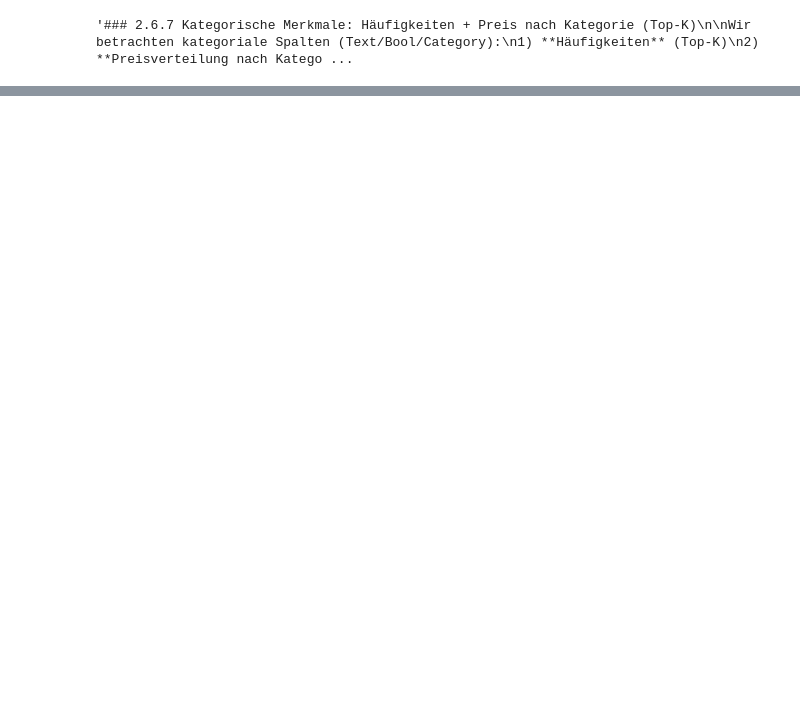
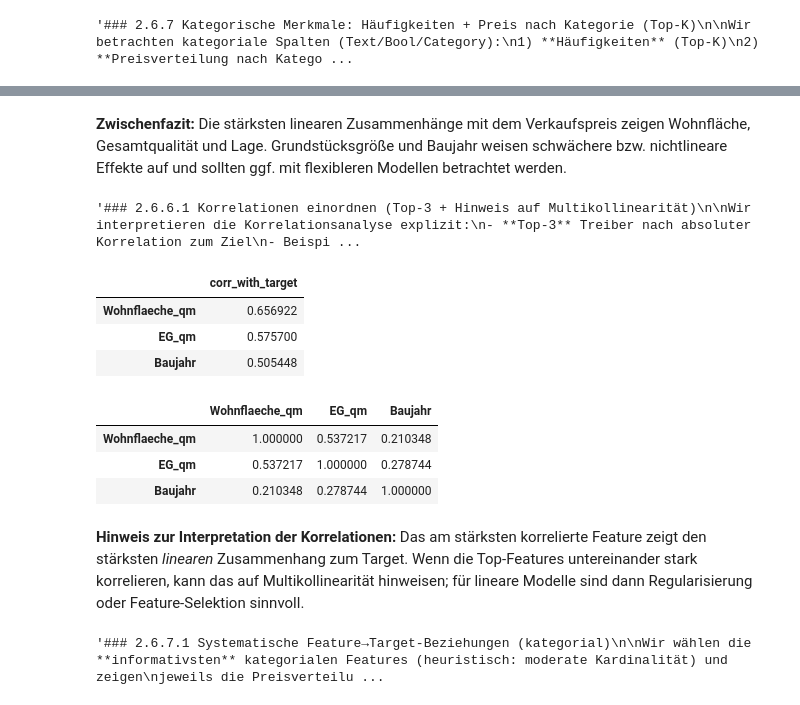
Before and after one commit to Miri-Mk/realestate_ds_analysis, a Jupyter notebook: realestate_ds_analysis.ipynb, the cells around one changed output, grey strips where cells are left out. Drawn from its saved outputs; the diff is of its cells as text; code cells hidden in the pictures; blank space fills up the shorter version.

```diff
--- a/realestate_ds_analysis.ipynb
+++ b/realestate_ds_analysis.ipynb
@@ -435,0 +598,58 @@ for c in cat_cols:
+# %% [markdown]
+**Zwischenfazit:** Die stärksten linearen Zusammenhänge mit dem Verkaufspreis zeigen Wohnfläche, Gesamtqualität und Lage. Grundstücksgröße und Baujahr weisen schwächere bzw. nichtlineare Effekte auf und sollten ggf. mit flexibleren Modellen betrachtet werden.
+# %%
+"""### 2.6.6.1 Korrelationen einordnen (Top-3 + Hinweis auf Multikollinearität)
+
+Wir interpretieren die Korrelationsanalyse explizit:
+- **Top-3** Treiber nach absoluter Korrelation zum Ziel
+- Beispielhafter Check auf **Multikollinearität** unter den Top-Features (stark korrelierte Prädiktoren)
+
+**Kurzfazit:**
+- Features mit hoher |corr| zum Target sind starke Kandidaten für die Modellierung.
+- Wenn zwei starke Treiber **untereinander** hoch korrelieren, sollte man für lineare Modelle Regularisierung nutzen oder eines der Features entfernen.
+"""
+# %% [output]
+'### 2.6.6.1 Korrelationen einordnen (Top-3 + Hinweis auf Multikollinearität)\n\nWir interpretieren die Korrelationsanalyse explizit:\n- **Top-3** Treiber nach absoluter Korrelation zum Ziel\n- Beispi ...
+# %%
+if target is not None and len(num_cols) >= 2:
+    corr = df[num_cols].corr(numeric_only=True)
+
+    if target in corr.columns:
+        corr_target = (
+            corr[target]
+            .drop(labels=[target], errors="ignore")
+            .dropna()
+            .sort_values(key=lambda s: s.abs(), ascending=False)
+        )
+
+        top3 = corr_target.head(3)
+        display(top3.to_frame("corr_with_target"))
+
+        if len(top3) >= 2:
+            # Multikollinearität: paarweise Korrelation zwischen Top-Features ansehen
+            top_feats = top3.index.tolist()
+            pair_corr = corr.loc[top_feats, top_feats]
+            display(pair_corr)
+else:
+    print("Korrelations-Interpretation wird übersprungen.")
+# %% [output]
+|  | corr_with_target |
+| Wohnflaeche_qm | 0.656922 |
+| EG_qm | 0.575700 |
+| Baujahr | 0.505448 |
+|  | Wohnflaeche_qm | EG_qm | Baujahr |
+| Wohnflaeche_qm | 1.000000 | 0.537217 | 0.210348 |
+| EG_qm | 0.537217 | 1.000000 | 0.278744 |
+| Baujahr | 0.210348 | 0.278744 | 1.000000 |
+# %% [markdown]
+**Hinweis zur Interpretation der Korrelationen:** Das am stärksten korrelierte Feature zeigt den stärksten *linearen* Zusammenhang zum Target. Wenn die Top-Features untereinander stark korrelieren, kann das auf Multikollinearität hinweisen; für lineare Modelle sind dann Regularisierung oder Feature-Selektion sinnvoll.
+# %%
+"""### 2.6.7.1 Systematische Feature→Target-Beziehungen (kategorial)
+
+Wir wählen die **informativsten** kategorialen Features (heuristisch: moderate Kardinalität) und zeigen
+jeweils die Preisverteilung per Boxplot.
+
+**Interpretation:** Kategorien mit klar getrennten Medianen sind starke Segmenttreiber.
+"""
+# %% [output]
+'### 2.6.7.1 Systematische Feature→Target-Beziehungen (kategorial)\n\nWir wählen die **informativsten** kategorialen Features (heuristisch: moderate Kardinalität) und zeigen\njeweils die Preisverteilu ...
```
Also changed, not shown: parts of 22 cells of this notebook.
